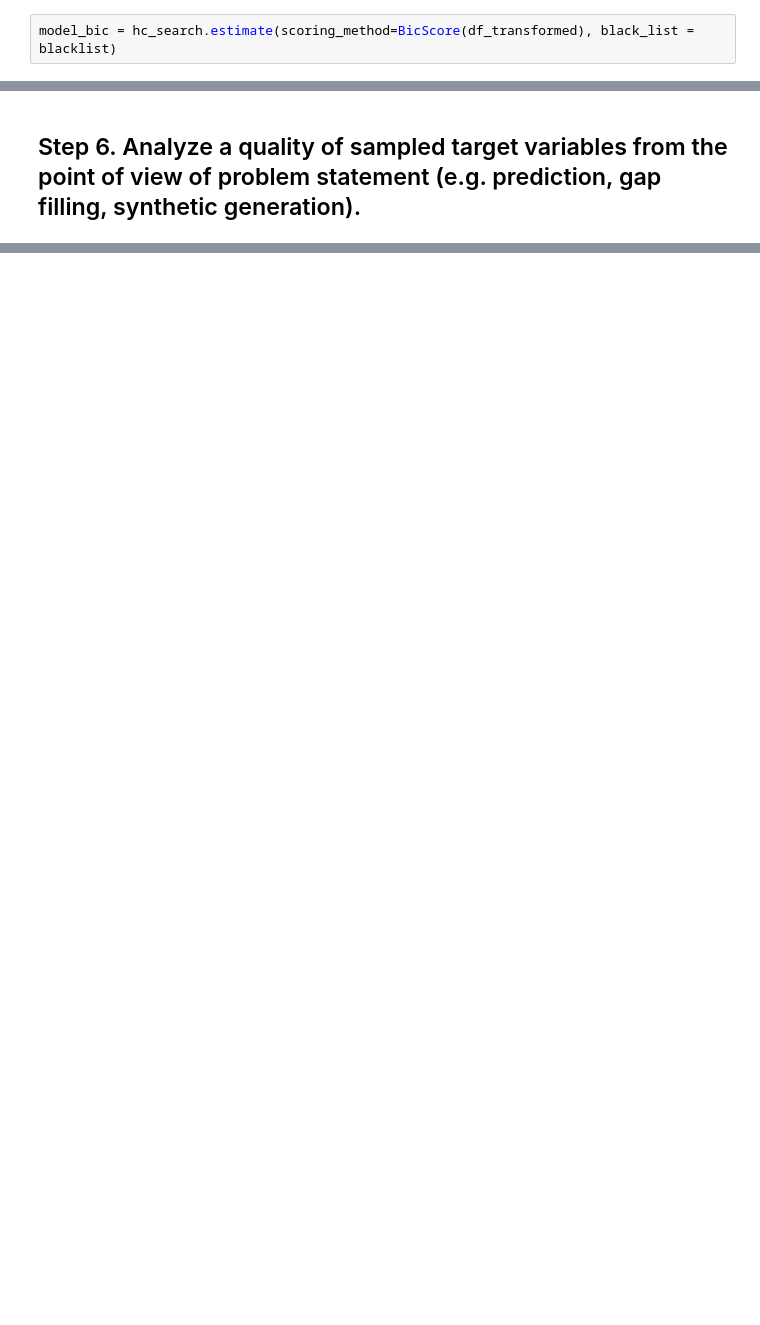
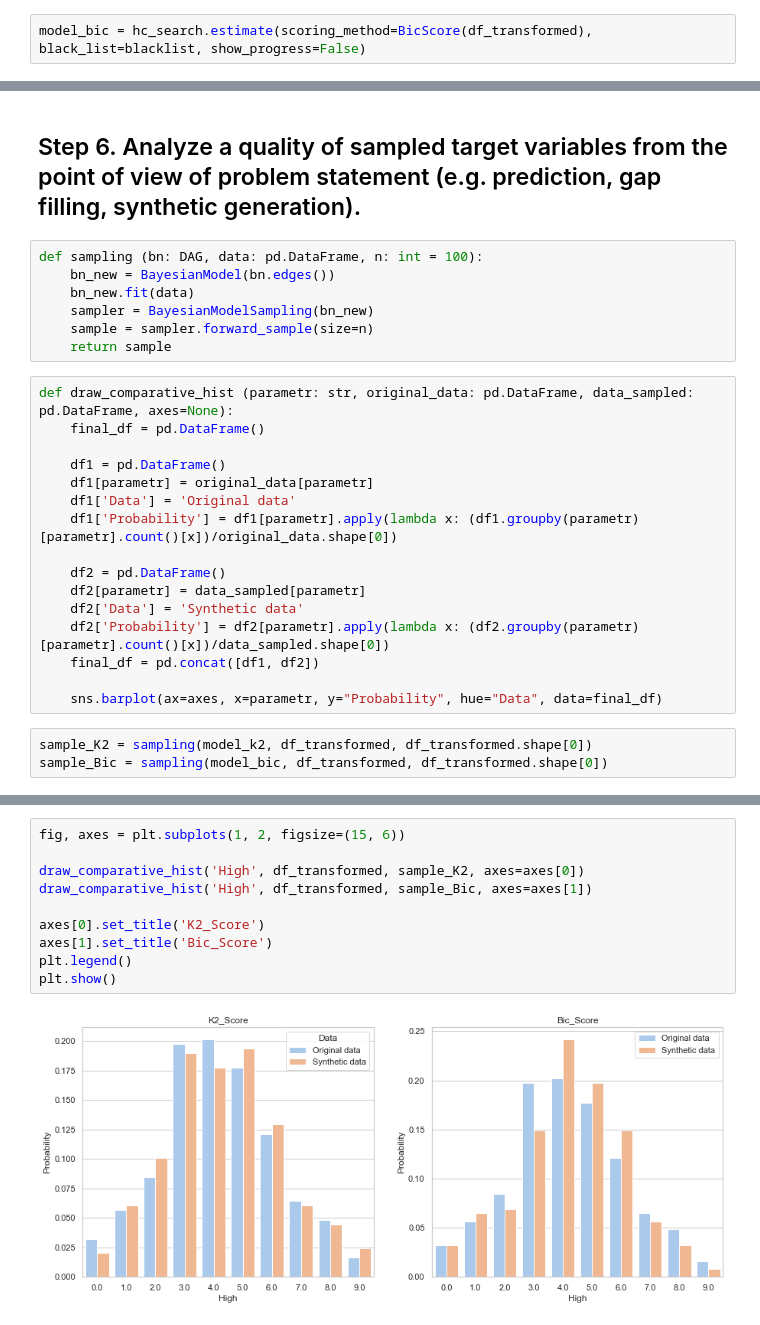
Before and after one commit to semaputnik/multivariate-data-analysis-labs, a Jupyter notebook: Lab_3/code.ipynb, the cells around one changed output, grey strips where cells are left out. Saved outputs shown, nothing was run; the diff lists cells and outputs as text; blank space fills up the shorter version.

```diff
--- a/Lab_3/code.ipynb
+++ b/Lab_3/code.ipynb
@@ -211,7 +224,7 @@ accuracy_k2
 # %% [markdown]
 ## BicScore
 # %%
-model_bic = hc_search.estimate(scoring_method=BicScore(df_transformed), black_list = blacklist)
+model_bic = hc_search.estimate(scoring_method=BicScore(df_transformed), black_list=blacklist, show_progress=False)
 # %%
 figure, ax = plt.subplots(1, 1, figsize=(10, 10))
 
@@ -226,2 +239,28 @@ plt.show()
 # %% [markdown]
  ## Step 6. Analyze a quality of sampled target variables from the point of view of problem statement (e.g. prediction, gap filling, synthetic generation).
+# %%
+def sampling (bn: DAG, data: pd.DataFrame, n: int = 100):
+    bn_new = BayesianModel(bn.edges())
+    bn_new.fit(data)
+    sampler = BayesianModelSampling(bn_new)
+    sample = sampler.forward_sample(size=n)
+    return sample
+# %%
+def draw_comparative_hist (parametr: str, original_data: pd.DataFrame, data_sampled: pd.DataFrame, axes=None):
+    final_df = pd.DataFrame()
+
+    df1 = pd.DataFrame()
+    df1[parametr] = original_data[parametr]
+    df1['Data'] = 'Original data'
+    df1['Probability'] = df1[parametr].apply(lambda x: (df1.groupby(parametr)[parametr].count()[x])/original_data.shape[0])
+
+    df2 = pd.DataFrame()
+    df2[parametr] = data_sampled[parametr]
+    df2['Data'] = 'Synthetic data'
+    df2['Probability'] = df2[parametr].apply(lambda x: (df2.groupby(parametr)[parametr].count()[x])/data_sampled.shape[0])
+    final_df = pd.concat([df1, df2])
+
+    sns.barplot(ax=axes, x=parametr, y="Probability", hue="Data", data=final_df)
+# %%
+sample_K2 = sampling(model_k2, df_transformed, df_transformed.shape[0])
+sample_Bic = sampling(model_bic, df_transformed, df_transformed.shape[0])
@@ -227,0 +270,12 @@ plt.show()
+# %%
+fig, axes = plt.subplots(1, 2, figsize=(15, 6))
+
+draw_comparative_hist('High', df_transformed, sample_K2, axes=axes[0])
+draw_comparative_hist('High', df_transformed, sample_Bic, axes=axes[1])
+
+axes[0].set_title('K2_Score')
+axes[1].set_title('Bic_Score')
+plt.legend()
+plt.show()
+# %% [output]
+[figure, added]
```
Also changed, not shown: parts of 21 cells of this notebook.
